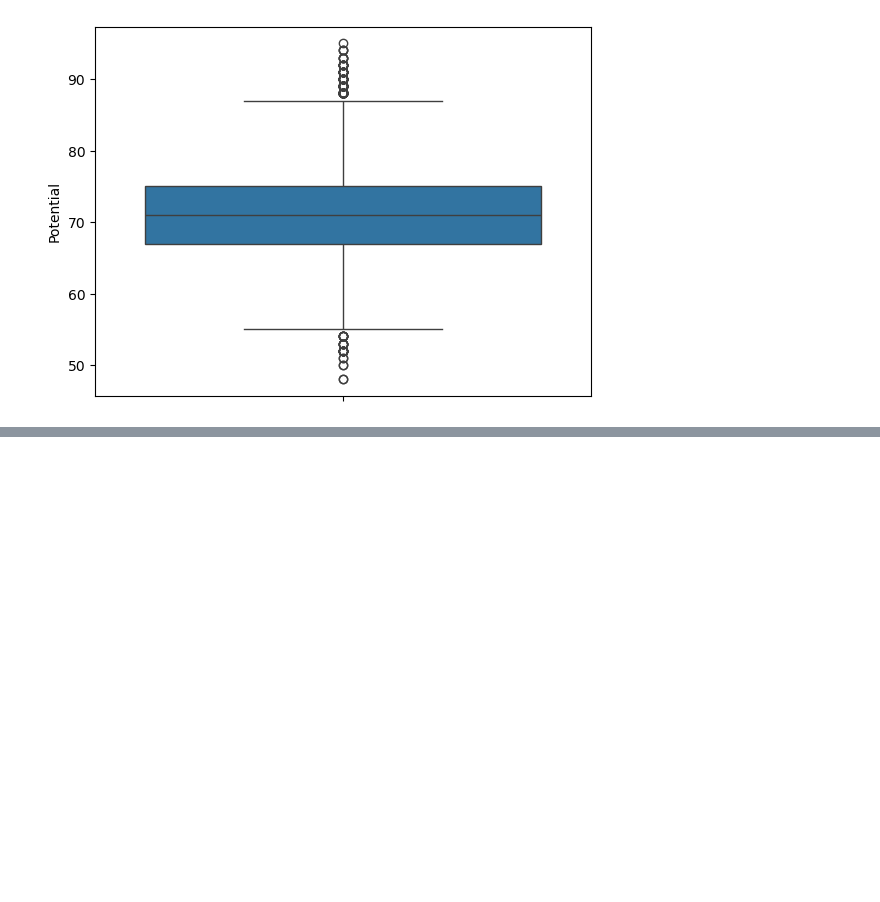
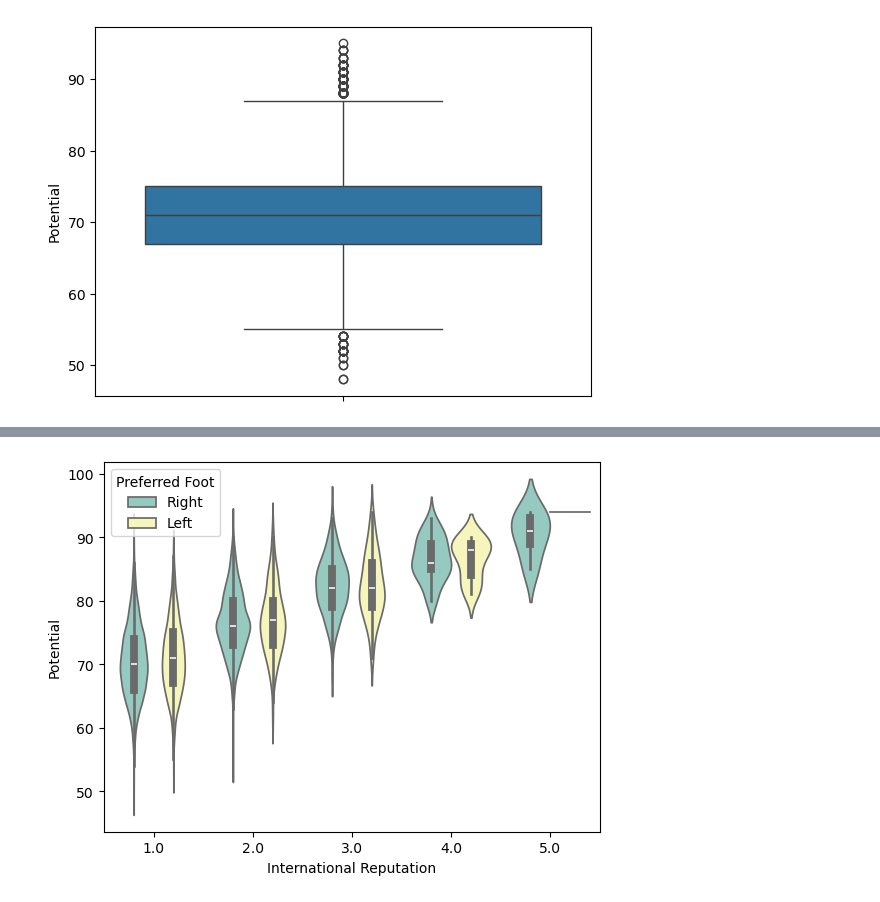
Before and after one commit to cyberscorpion/fync-cohort-7, a Jupyter notebook: 15. Seaborn charts.ipynb, the cells around one changed output, grey strips where cells are left out. Drawn from its saved outputs; the diff is of its cells as text; code cells hidden in the pictures; blank space fills up the shorter version.

```diff
--- a/15. Seaborn charts.ipynb
+++ b/15. Seaborn charts.ipynb
@@ -273,0 +286,6 @@ plt.show()
+# %%
+sns.violinplot(x = "International Reputation", y = "Potential", data = df,
+              hue="Preferred Foot", palette = "Set3")
+plt.show()
+# %% [output]
+[figure, added]
```
Also changed, not shown: parts of 5 cells of this notebook.
